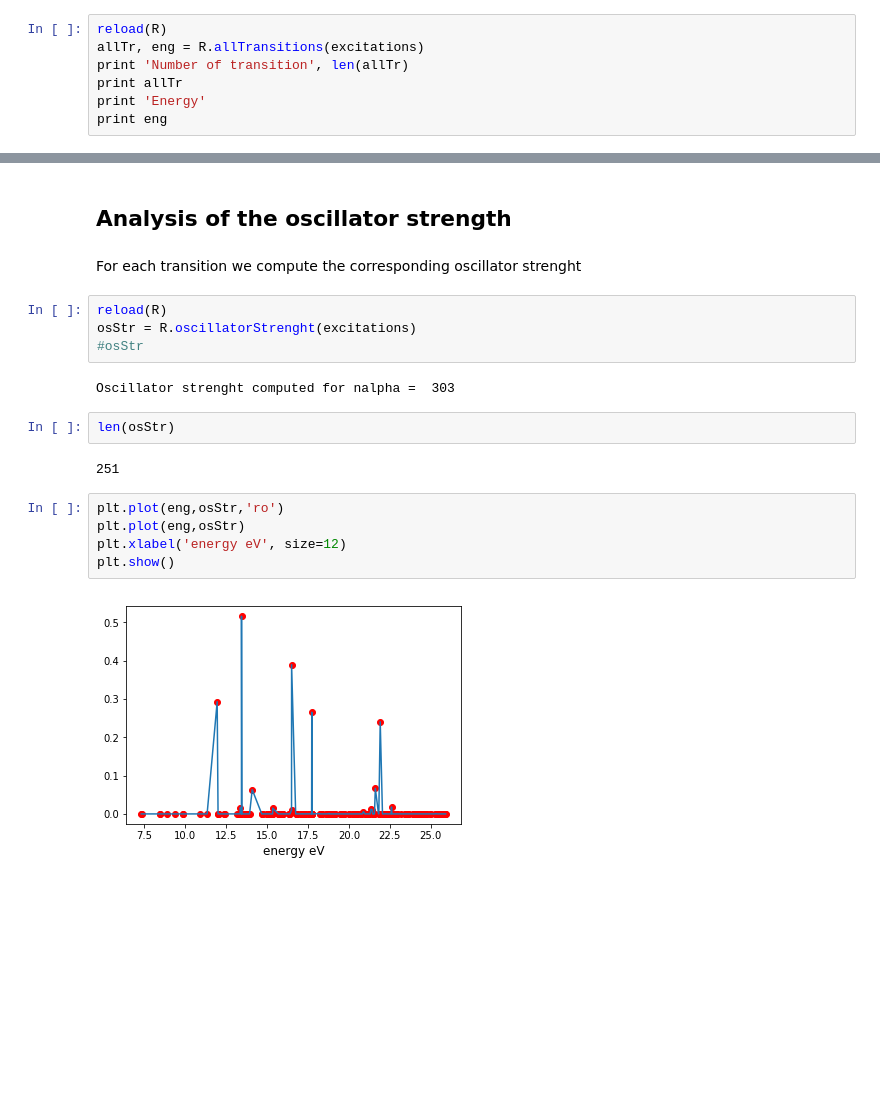
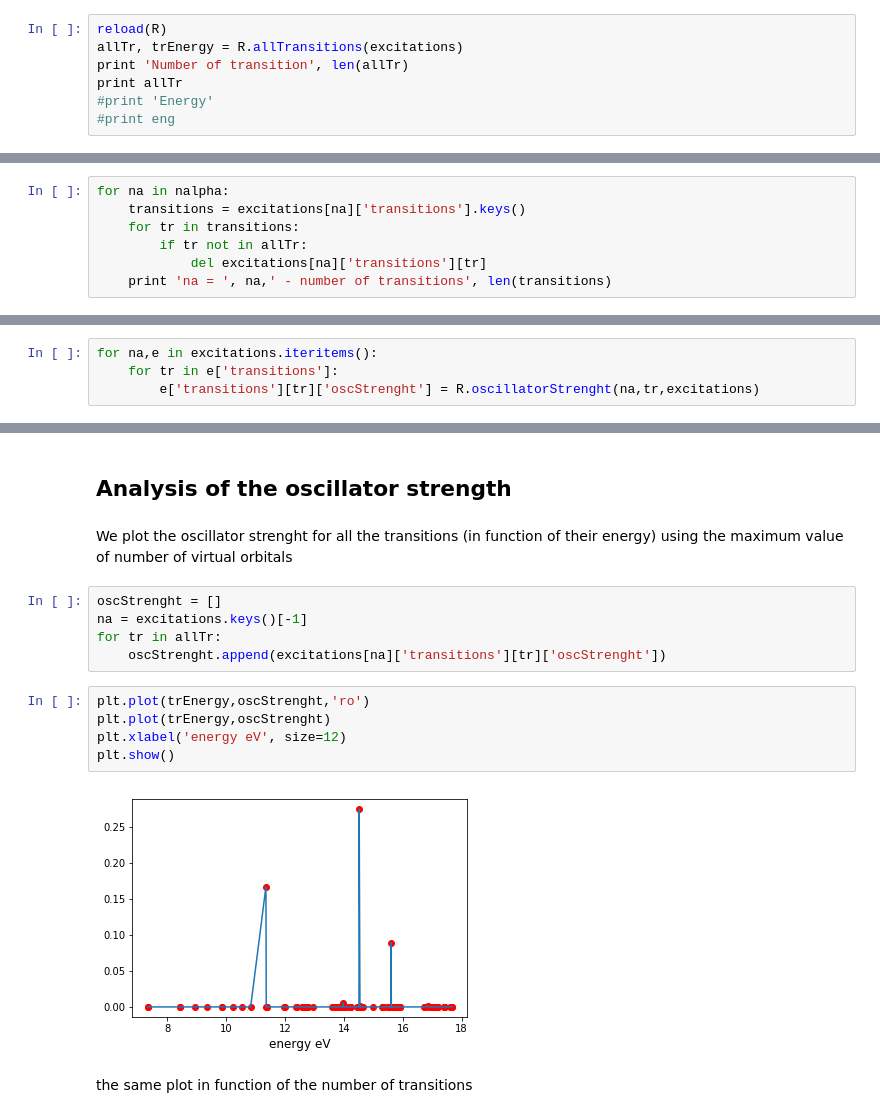
Before and after one commit to luigigenovese/KPM-nb, a Jupyter notebook: POLARIZABILITY/N2/Analysis_of_Excitonic_States.ipynb, the cells around one changed output, grey strips where cells are left out. Saved outputs shown, nothing was run; the diff lists cells and outputs as text; blank space fills up the shorter version.

```diff
--- a/POLARIZABILITY/N2/Analysis_of_Excitonic_States.ipynb
+++ b/POLARIZABILITY/N2/Analysis_of_Excitonic_States.ipynb
@@ -108,9 +94,9 @@ for na,e in excitations.iteritems():
 The list allTr contains the labels of the transitions considered (the procedure consider only the transitions that appears for all the values of nalpha). The list is sorted with increasing energy (for each transition it consider the energy of the highest na).
 # %%
 reload(R)
-allTr, eng = R.allTransitions(excitations)
+allTr, trEnergy = R.allTransitions(excitations)
 print 'Number of transition', len(allTr)
 print allTr
-print 'Energy'
-print eng
+#print 'Energy'
+#print eng
 # %% [output]
@@ -135,0 +107,7 @@ print s
+# %%
+for na in nalpha:
+    transitions = excitations[na]['transitions'].keys()
+    for tr in transitions:
+        if tr not in allTr:
+            del excitations[na]['transitions'][tr]
+    print 'na = ', na,' - number of transitions', len(transitions)
@@ -135,0 +123,4 @@ print s
+# %%
+for na,e in excitations.iteritems():
+    for tr in e['transitions']:
+        e['transitions'][tr]['oscStrenght'] = R.oscillatorStrenght(na,tr,excitations)
@@ -248,22 +259,19 @@ plt.show()
 # %% [markdown]
 ## Analysis of the oscillator strength
-# %% [markdown]
-For each transition we compute the corresponding oscillator strenght
-# %%
-reload(R)
-osStr = R.oscillatorStrenght(excitations)
-#osStr
-# %% [output]
-Oscillator strenght computed for nalpha =  303
-# %%
-len(osStr)
-# %% [output]
-251
+# %% [markdown]
+We plot the oscillator strenght for all the transitions (in function of their energy) using the maximum value of number of virtual orbitals
+# %%
+oscStrenght = []
+na = excitations.keys()[-1]
+for tr in allTr:
+    oscStrenght.append(excitations[na]['transitions'][tr]['oscStrenght'])
 # %%
-plt.plot(eng,osStr,'ro')
-plt.plot(eng,osStr)
+plt.plot(trEnergy,oscStrenght,'ro')
+plt.plot(trEnergy,oscStrenght)
 plt.xlabel('energy eV', size=12)
 plt.show()
 # %% [output]
-[figure, old version]
+[figure, new version]
+# %% [markdown]
+the same plot in function of the number of transitions
 # %%
```
Also changed, not shown: parts of 32 cells of this notebook, 2 other files.
